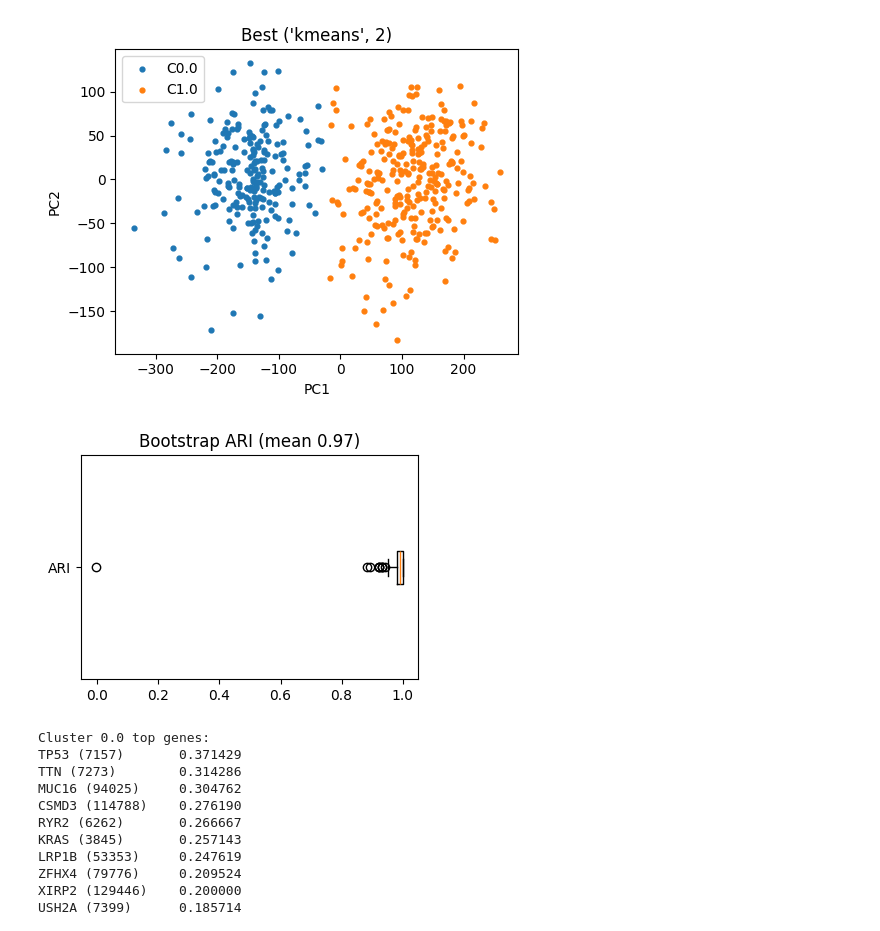
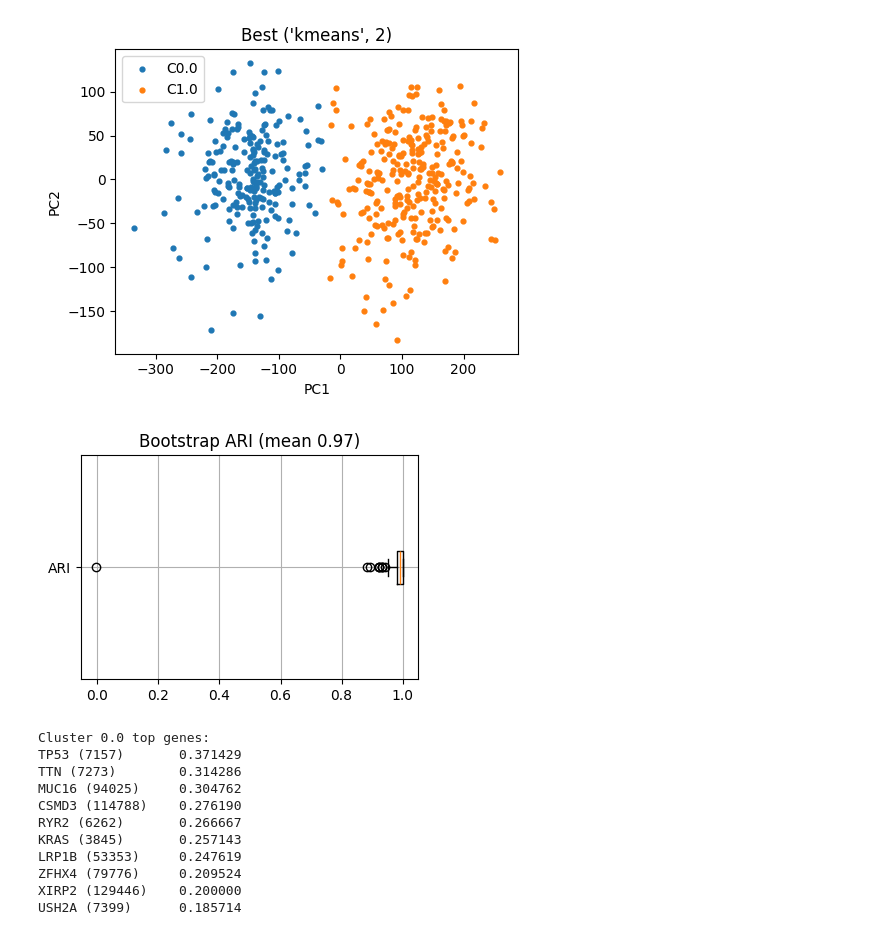
Before and after one commit to Dilijorwen/Education, a Jupyter notebook: projects/Course/Course.ipynb, the cells around one changed output. Saved outputs shown, nothing was run; the diff lists cells and outputs as text; code cells hidden in the pictures.

```diff
--- a/projects/Course/Course.ipynb
+++ b/projects/Course/Course.ipynb
@@ -218,13 +222,13 @@ for i in range(BOOT_ROUNDS):
 # %%
 pd.Series(ari_vals, name="ARI").to_csv(OUT_DIR/"cluster_stability_bootstrap.csv", index=False)
 plt.figure(figsize=(4,3))
 plt.boxplot(ari_vals, vert=False, labels=["ARI"])
 plt.title(f"Bootstrap ARI (mean {np.mean(ari_vals):.2f})")
 plt.tight_layout(); plt.savefig(OUT_DIR/"bootstrap_ari.png", dpi=300)
-
+plt.grid(True)
 pca_df.to_csv(OUT_DIR/"luad_pca_scores.csv")
 # %% [output]
-[figure, old version]
+[figure, new version]
 # %%
 url = "https://ftp.ncbi.nlm.nih.gov/gene/DATA/GENE_INFO/Mammalia/Homo_sapiens.gene_info.gz"
 gene_map = (
```
Also changed, not shown: parts of 7 cells of this notebook, 3 other files.
